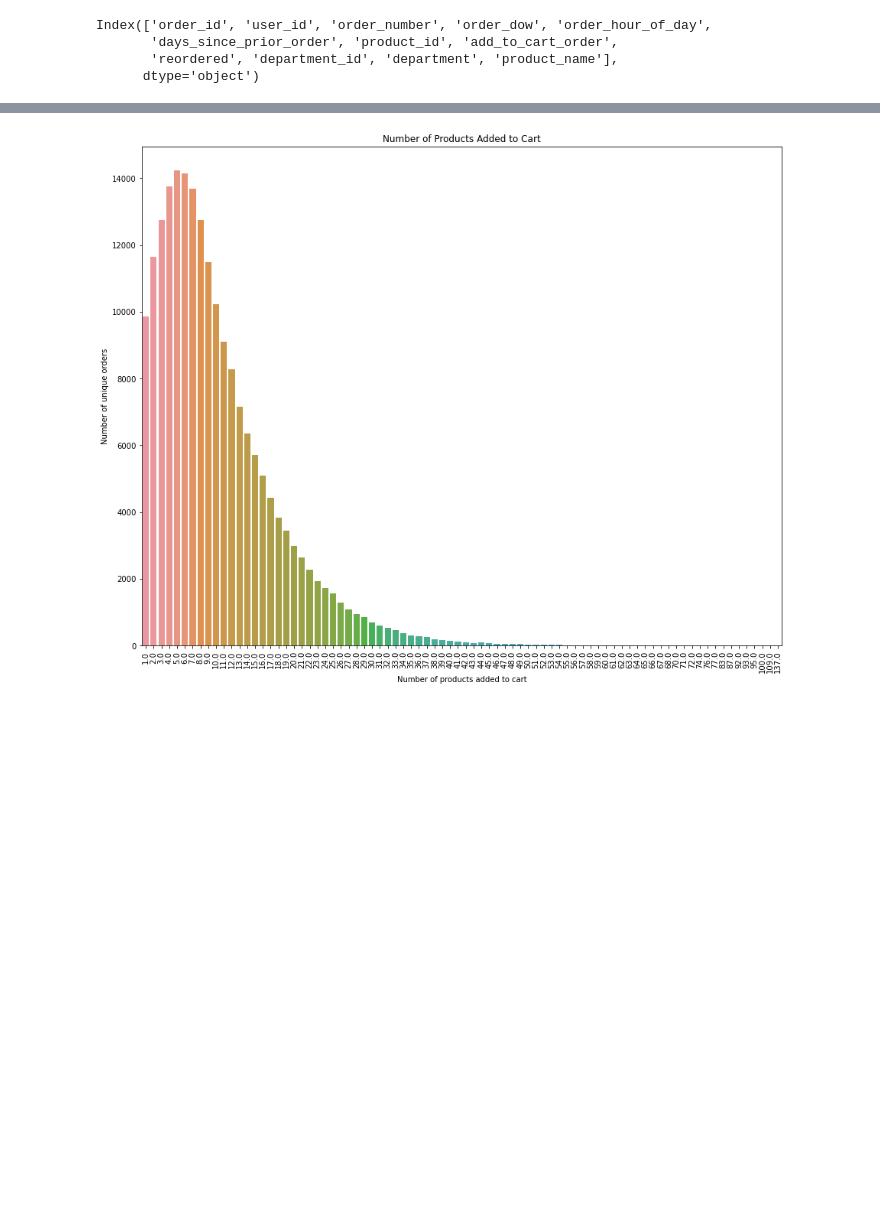
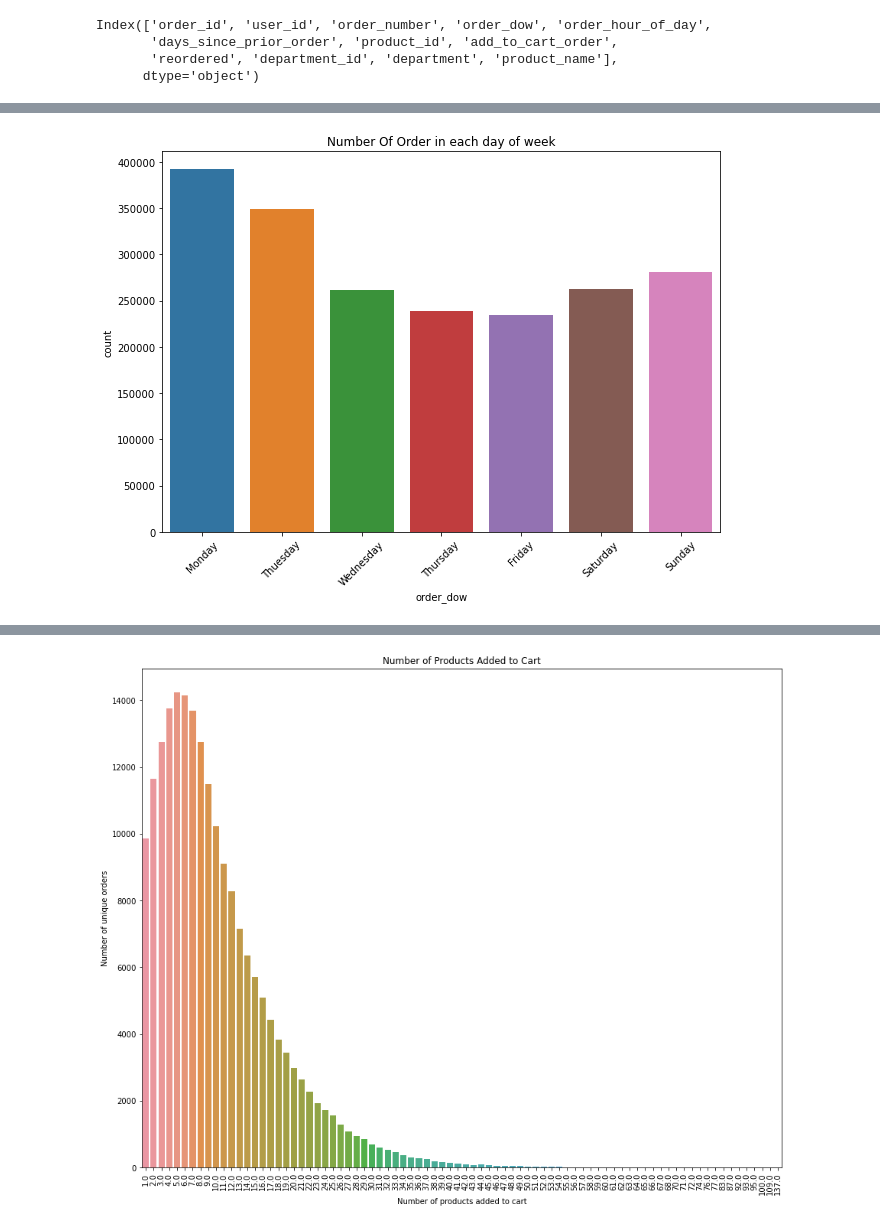
Before and after one commit to MohammadRouintan/Clustering-SuperMarket-Dataset-For-Predictive-Marketing, a Jupyter notebook: SuperMarket.ipynb, the cells around one changed output, grey strips where cells are left out. Drawn from its saved outputs; the diff is of its cells as text; code cells hidden in the pictures; blank space fills up the shorter version.

```diff
--- a/SuperMarket.ipynb
+++ b/SuperMarket.ipynb
@@ -174,0 +453,8 @@ Index(['order_id', 'user_id', 'order_number', 'order_dow', 'order_hour_of_day',
+# %%
+plt.figure(figsize=(10, 7))
+sns.countplot(x=sup_imputed['order_dow'])
+plt.title('Number Of Order in each day of week')
+plt.xticks(np.arange(0, 7), ['Monday', 'Thuesday', 'Wednesday', 'Thursday', 'Friday', 'Saturday', 'Sunday'], rotation=45)
+plt.show()
+# %% [output]
+[figure, added]
```
Also changed, not shown: parts of 75 cells of this notebook.
